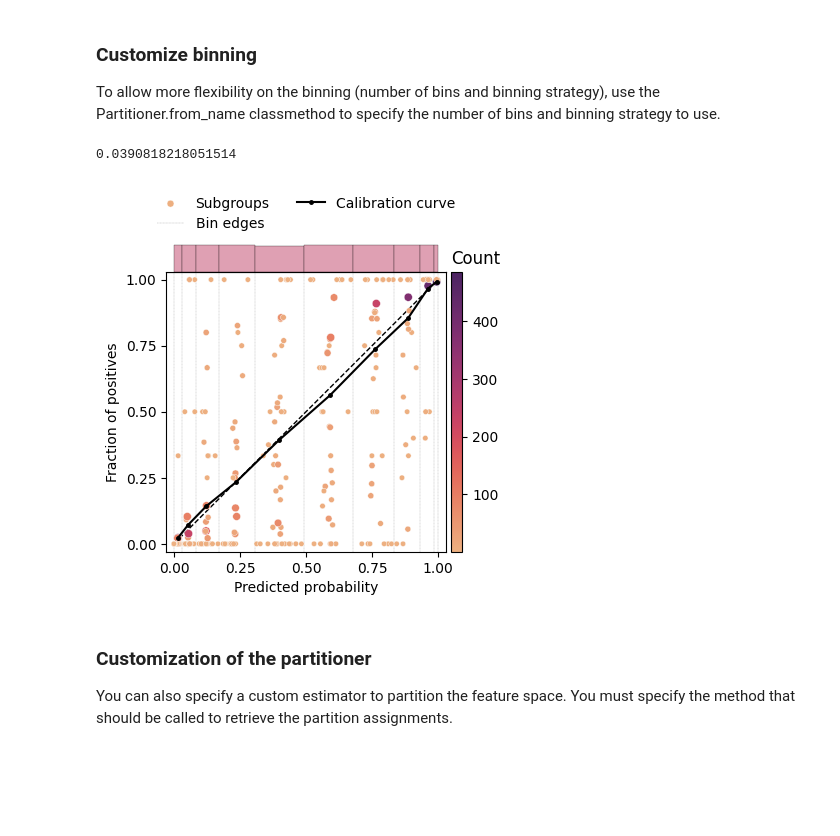
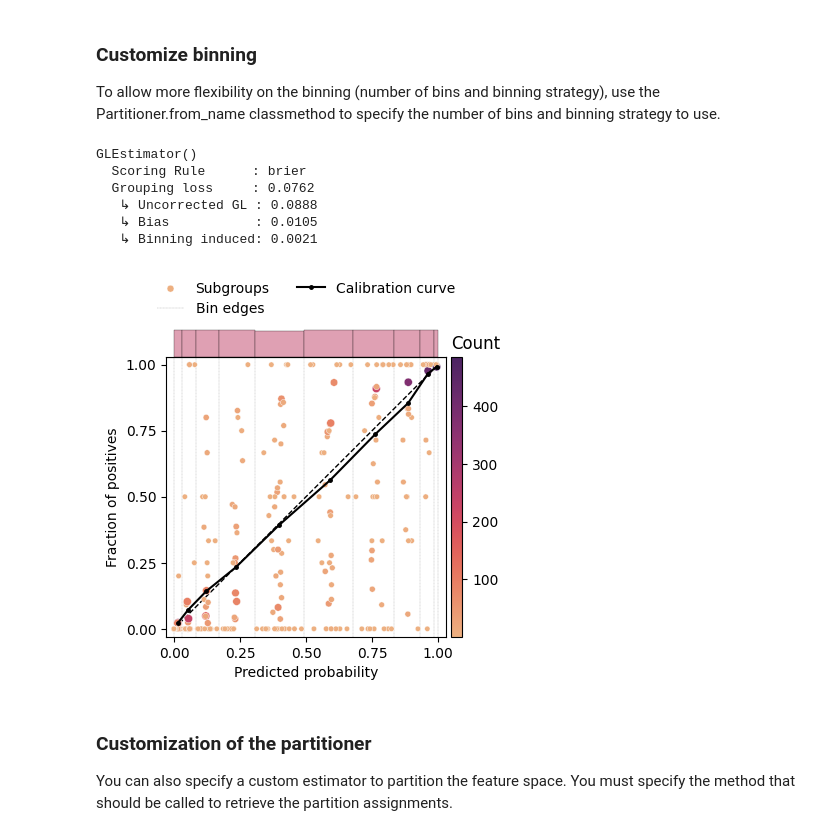
Before and after one commit to aperezlebel/glest, a Jupyter notebook: examples/example.ipynb, the cells around one changed output. Saved outputs shown, nothing was run; the diff lists cells and outputs as text; code cells hidden in the pictures; blank space fills up the shorter version.

```diff
--- a/examples/example.ipynb
+++ b/examples/example.ipynb
@@ -67,15 +72,20 @@ To allow more flexibility on the binning (number of bins and binning strategy),
 # %%
 from glest.core import Partitioner
 
 partitioner = Partitioner.from_name("decision_tree", n_bins=10, strategy="quantile")
 
 glest = GLEstimator(est, partitioner=partitioner, train_size=0.5, random_state=0)
 glest.fit(X_test, y_test)
 fig = glest.plot(fig_kw=dict(figsize=(4, 4)))
-glest.GL_
+print(glest)
 # %% [output]
-0.0390818218051514
+GLEstimator()
+  Scoring Rule      : brier
+  Grouping loss     : 0.0762
+   ↳ Uncorrected GL : 0.0888
+   ↳ Bias           : 0.0105
+   ↳ Binning induced: 0.0021
-[figure, old version]
+[figure, new version]
 # %% [markdown]
 ### Customization of the partitioner
 You can also specify a custom estimator to partition the feature space. You must specify the method that should be called to retrieve the partition assignments.
```
Also changed, not shown: parts of 14 cells of this notebook, 7 other files.
